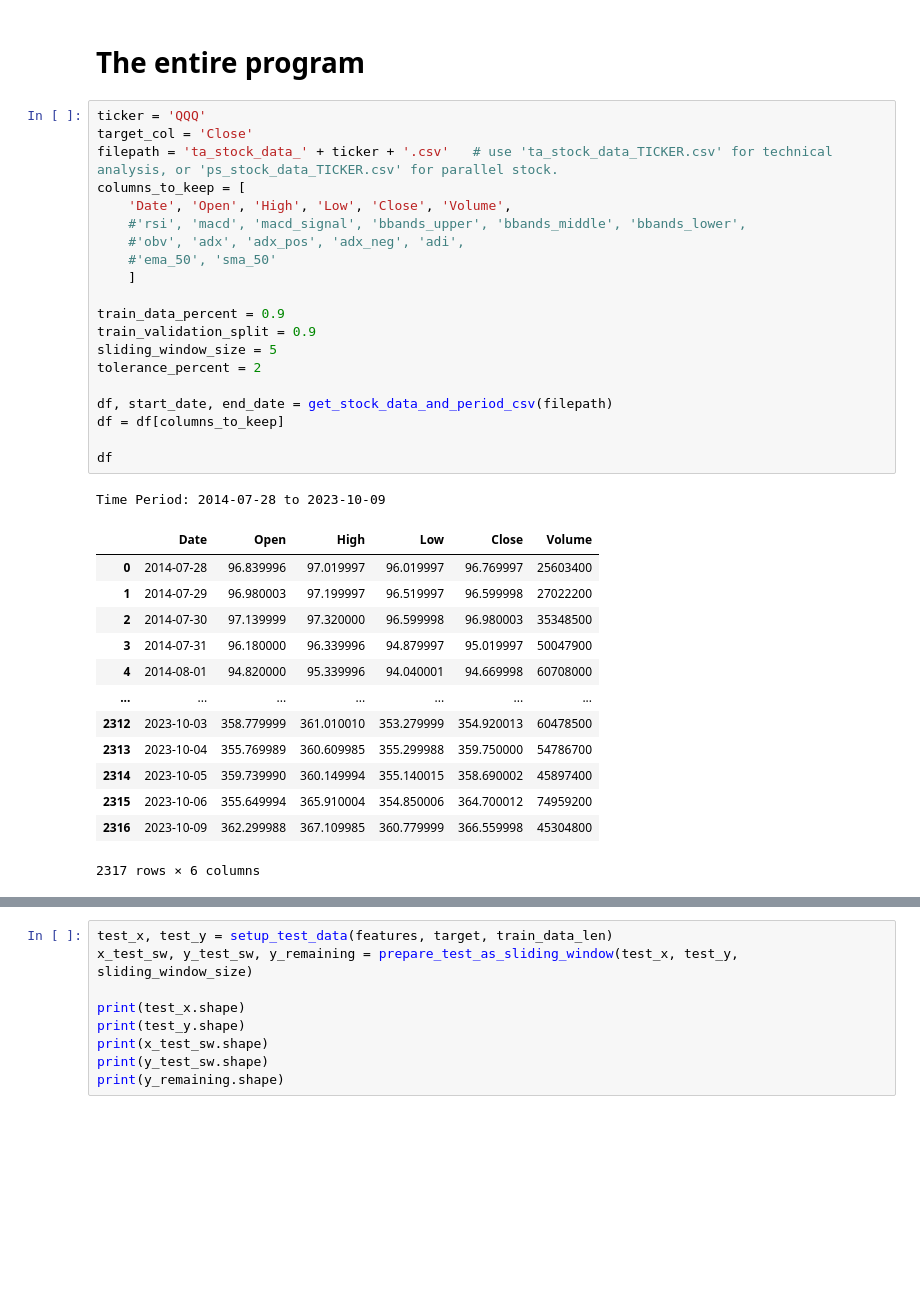
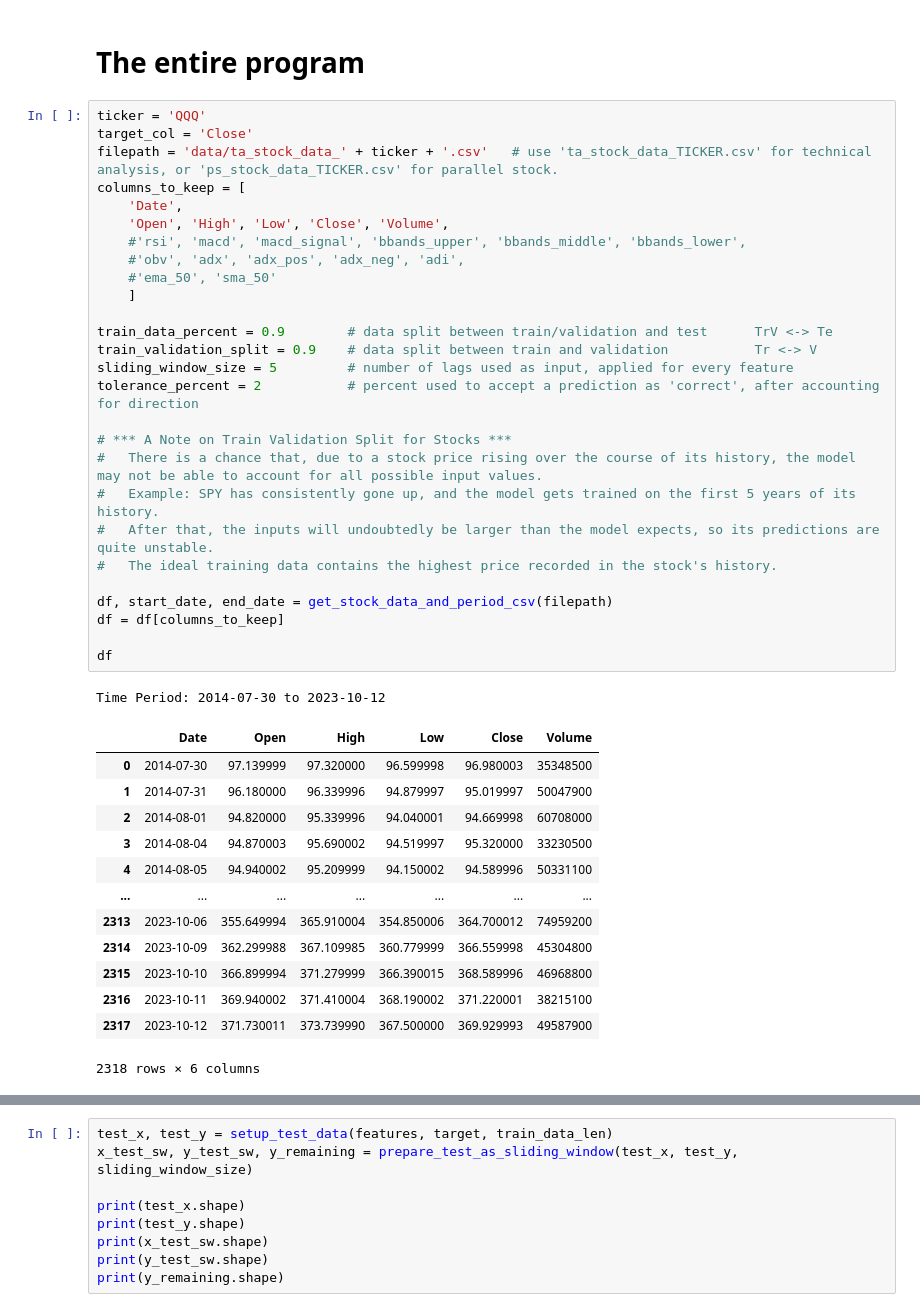
Before and after one commit to harshavb/trading-research, a Jupyter notebook: BacktestTransformer/BacktestTransformer-QQQ.ipynb, the cells around one changed output, grey strips where cells are left out. Saved outputs shown, nothing was run; the diff lists cells and outputs as text; blank space fills up the shorter version.

```diff
--- a/BacktestTransformer/BacktestTransformer-QQQ.ipynb
+++ b/BacktestTransformer/BacktestTransformer-QQQ.ipynb
@@ -532,38 +533,45 @@ def plot_pie_tolerance(tolerance_percent: int, under: int, over: int):
 # %%
 ticker = 'QQQ'
 target_col = 'Close'
-filepath = 'ta_stock_data_' + ticker + '.csv'   # use 'ta_stock_data_TICKER.csv' for technical analysis, or 'ps_stock_data_TICKER.csv' for parallel stock.
+filepath = 'data/ta_stock_data_' + ticker + '.csv'   # use 'ta_stock_data_TICKER.csv' for technical analysis, or 'ps_stock_data_TICKER.csv' for parallel stock.
 columns_to_keep = [
-    'Date', 'Open', 'High', 'Low', 'Close', 'Volume',
+    'Date',
+    'Open', 'High', 'Low', 'Close', 'Volume',
     #'rsi', 'macd', 'macd_signal', 'bbands_upper', 'bbands_middle', 'bbands_lower',
     #'obv', 'adx', 'adx_pos', 'adx_neg', 'adi',
     #'ema_50', 'sma_50'
     ]
 
-train_data_percent = 0.9
-train_validation_split = 0.9
-sliding_window_size = 5
-tolerance_percent = 2
+train_data_percent = 0.9        # data split between train/validation and test      TrV <-> Te
+train_validation_split = 0.9    # data split between train and validation           Tr <-> V
+sliding_window_size = 5         # number of lags used as input, applied for every feature
+tolerance_percent = 2           # percent used to accept a prediction as 'correct', after accounting for direction
+
+# *** A Note on Train Validation Split for Stocks ***
+#   There is a chance that, due to a stock price rising over the course of its history, the model may not be able to account for all possible input values.
+#   Example: SPY has consistently gone up, and the model gets trained on the first 5 years of its history.
+#   After that, the inputs will undoubtedly be larger than the model expects, so its predictions are quite unstable.
+#   The ideal training data contains the highest price recorded in the stock's history.
 
 df, start_date, end_date = get_stock_data_and_period_csv(filepath)
 df = df[columns_to_keep]
 
 df
 # %% [output]
-Time Period: 2014-07-28 to 2023-10-09
+Time Period: 2014-07-30 to 2023-10-12
 |  | Date | Open | High | Low | Close | Volume |
-| 0 | 2014-07-28 | 96.839996 | 97.019997 | 96.019997 | 96.769997 | 25603400 |
-| 1 | 2014-07-29 | 96.980003 | 97.199997 | 96.519997 | 96.599998 | 27022200 |
-| 2 | 2014-07-30 | 97.139999 | 97.320000 | 96.599998 | 96.980003 | 35348500 |
-| 3 | 2014-07-31 | 96.180000 | 96.339996 | 94.879997 | 95.019997 | 50047900 |
-| 4 | 2014-08-01 | 94.820000 | 95.339996 | 94.040001 | 94.669998 | 60708000 |
+| 0 | 2014-07-30 | 97.139999 | 97.320000 | 96.599998 | 96.980003 | 35348500 |
+| 1 | 2014-07-31 | 96.180000 | 96.339996 | 94.879997 | 95.019997 | 50047900 |
+| 2 | 2014-08-01 | 94.820000 | 95.339996 | 94.040001 | 94.669998 | 60708000 |
+| 3 | 2014-08-04 | 94.870003 | 95.690002 | 94.519997 | 95.320000 | 33230500 |
+| 4 | 2014-08-05 | 94.940002 | 95.209999 | 94.150002 | 94.589996 | 50331100 |
 | ... | ... | ... | ... | ... | ... | ... |
-| 2312 | 2023-10-03 | 358.779999 | 361.010010 | 353.279999 | 354.920013 | 60478500 |
-| 2313 | 2023-10-04 | 355.769989 | 360.609985 | 355.299988 | 359.750000 | 54786700 |
-| 2314 | 2023-10-05 | 359.739990 | 360.149994 | 355.140015 | 358.690002 | 45897400 |
-| 2315 | 2023-10-06 | 355.649994 | 365.910004 | 354.850006 | 364.700012 | 74959200 |
-| 2316 | 2023-10-09 | 362.299988 | 367.109985 | 360.779999 | 366.559998 | 45304800 |
+| 2313 | 2023-10-06 | 355.649994 | 365.910004 | 354.850006 | 364.700012 | 74959200 |
+| 2314 | 2023-10-09 | 362.299988 | 367.109985 | 360.779999 | 366.559998 | 45304800 |
+| 2315 | 2023-10-10 | 366.899994 | 371.279999 | 366.390015 | 368.589996 | 46968800 |
+| 2316 | 2023-10-11 | 369.940002 | 371.410004 | 368.190002 | 371.220001 | 38215100 |
+| 2317 | 2023-10-12 | 371.730011 | 373.739990 | 367.500000 | 369.929993 | 49587900 |
-2317 rows × 6 columns
+2318 rows × 6 columns
 # %%
 df_copy = dataframe_copy(df)
 df = dataframe_clean(df)
```
Also changed, not shown: parts of 16 cells of this notebook, 3 other files.
